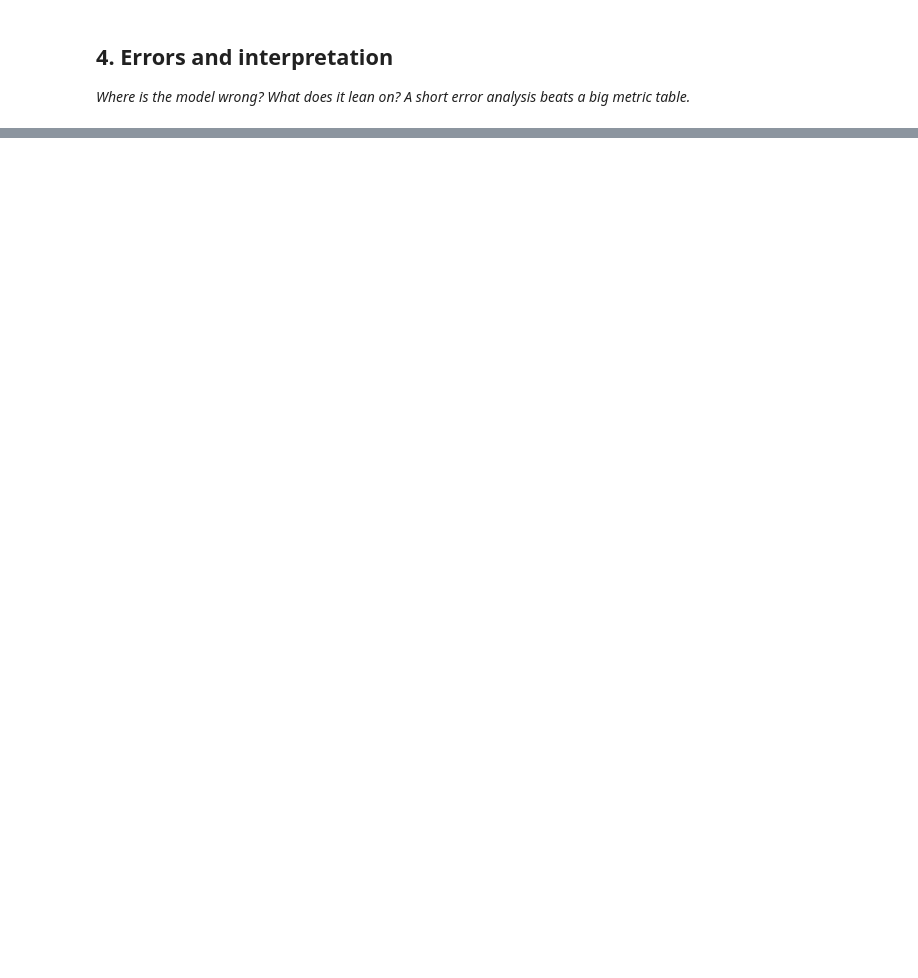
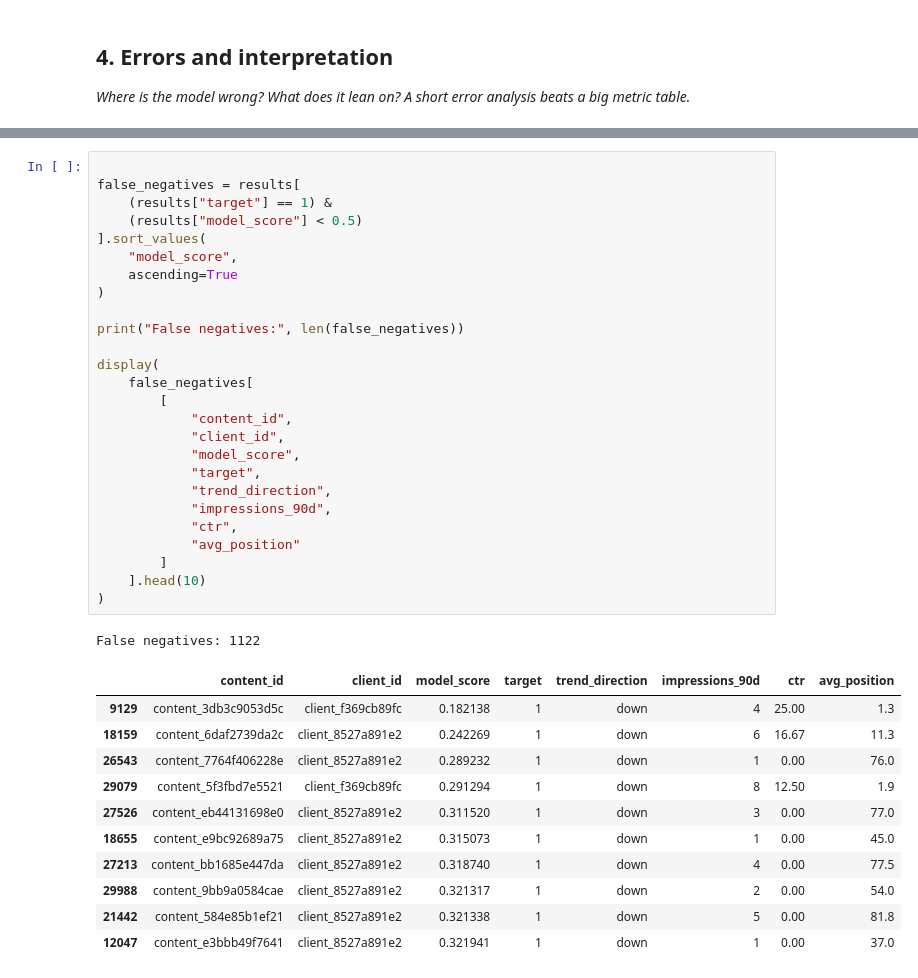
Before and after one commit to Greemines/Flyrank-Notebook-1, a Jupyter notebook: work/notebooks/w05_model.ipynb, the cells around one changed output, grey strips where cells are left out. Drawn from its saved outputs; the diff is of its cells as text; blank space fills up the shorter version.

```diff
--- a/work/notebooks/w05_model.ipynb
+++ b/work/notebooks/w05_model.ipynb
@@ -36,0 +439,39 @@ This skeleton is yours to fill. Work the sections **in order** — each one has
+# %%
+
+false_negatives = results[
+    (results["target"] == 1) &
+    (results["model_score"] < 0.5)
+].sort_values(
+    "model_score",
+    ascending=True
+)
+
+print("False negatives:", len(false_negatives))
+
+display(
+    false_negatives[
+        [
+            "content_id",
+            "client_id",
+            "model_score",
+            "target",
+            "trend_direction",
+            "impressions_90d",
+            "ctr",
+            "avg_position"
+        ]
+    ].head(10)
+)
+# %% [output]
+False negatives: 1122
+|  | content_id | client_id | model_score | target | trend_direction | impressions_90d | ctr | avg_position |
+| 9129 | content_3db3c9053d5c | client_f369cb89fc | 0.182138 | 1 | down | 4 | 25.00 | 1.3 |
+| 18159 | content_6daf2739da2c | client_8527a891e2 | 0.242269 | 1 | down | 6 | 16.67 | 11.3 |
+| 26543 | content_7764f406228e | client_8527a891e2 | 0.289232 | 1 | down | 1 | 0.00 | 76.0 |
+| 29079 | content_5f3fbd7e5521 | client_f369cb89fc | 0.291294 | 1 | down | 8 | 12.50 | 1.9 |
+| 27526 | content_eb44131698e0 | client_8527a891e2 | 0.311520 | 1 | down | 3 | 0.00 | 77.0 |
+| 18655 | content_e9bc92689a75 | client_8527a891e2 | 0.315073 | 1 | down | 1 | 0.00 | 45.0 |
+| 27213 | content_bb1685e447da | client_8527a891e2 | 0.318740 | 1 | down | 4 | 0.00 | 77.5 |
+| 29988 | content_9bb9a0584cae | client_8527a891e2 | 0.321317 | 1 | down | 2 | 0.00 | 54.0 |
+| 21442 | content_584e85b1ef21 | client_8527a891e2 | 0.321338 | 1 | down | 5 | 0.00 | 81.8 |
+| 12047 | content_e3bbb49f7641 | client_8527a891e2 | 0.321941 | 1 | down | 1 | 0.00 | 37.0 |
```
Also changed, not shown: parts of 21 cells of this notebook.
